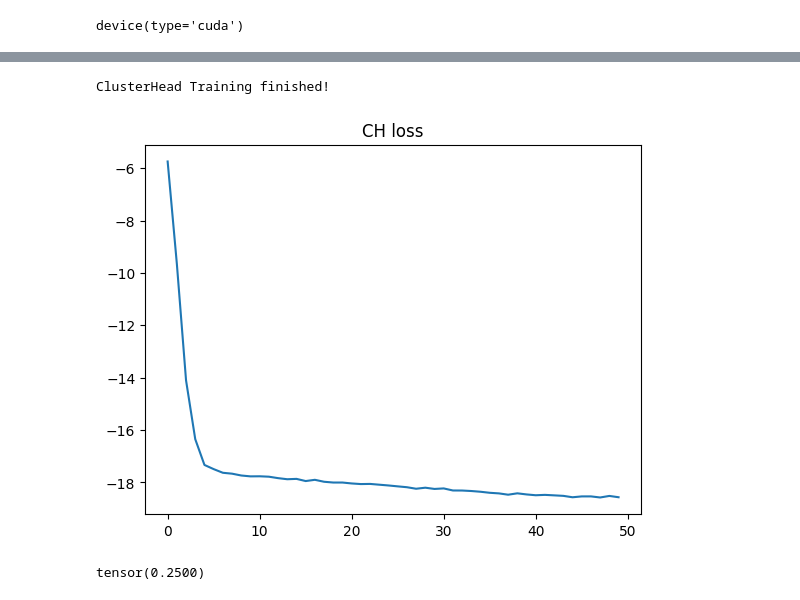
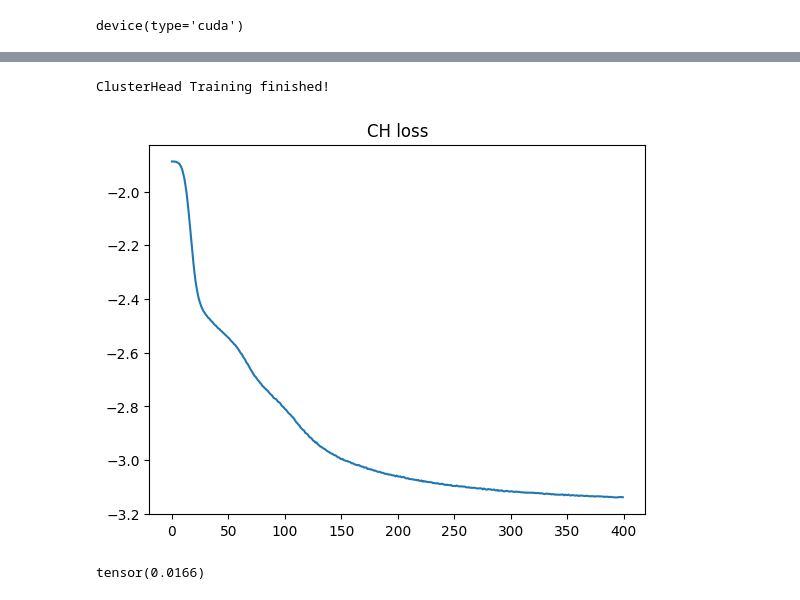
Before and after one commit to AmineYK/Interpretable-Deep-Clustering, a Jupyter notebook: src/training.ipynb, the cells around one changed output, grey strips where cells are left out. Drawn from its saved outputs; the diff is of its cells as text; code cells hidden in the pictures.

Commit message:
Debug some losses, change training process. TODO : DEBUG CLUSTERING

```diff
--- a/src/training.ipynb
+++ b/src/training.ipynb
@@ -159,63 +179,59 @@ H = ae.encoder(X_Z)
+# %%
+X = synthetic_X.to(device)
+X_Z ,z , _ = gnn(X)
+
+# # encode from X
+# H_from_X = ae.encoder(X)
+
+# encode from X_Z
+H_from_X_Z = ae.encoder(X_Z)
 # %%
-cluster_dataset = TensorDataset(X_Z, H, synthetic_y)
+cluster_dataset = TensorDataset(X_Z, H_from_X_Z, synthetic_y)
 
-BATCH_SIZE = 32
+BATCH_SIZE = 800
 cluster_dataloader = DataLoader(cluster_dataset, batch_size=BATCH_SIZE, shuffle=True)
 # %%
-clust = ClusteringNN(13,8, 2, 4, tau=10)
-criterion = ClusterLoss(4)
+clust = ClusteringNN(13, 8, 2, 4, tau=5)
+criterion = ClusterLoss(4, pretrain=True)
 
 clust = clust.to(device)
 
-LR = 1e-3
-EPOCHS = 50
+LR = 1e-2
+EPOCHS = 400
 
-LR_ZG = 1e-1
-
-params = list(clust.parameters())
-
-# Enlever ZG
-optimizer = optim.Adam(params[:-1], lr=LR)
-
-optimizer_ZG = optim.SGD([params[-1]], lr=LR_ZG)
-
+optimizer = optim.Adam(clust.cluster_head.parameters(), lr=LR)
 losses = []
 
 for epoch in tqdm(range(EPOCHS)):
     epoch_loss = 0.0
-    lmbd = cosine_scheduler(epoch, EPOCHS)
+    lmbd = cosine_scheduler(epoch, EPOCHS, max_val=1)
 
-
-    for x, h, y in cluster_dataloader:
+    for i, (x, h, y) in enumerate(cluster_dataloader):
 
         x = x.to(device)
         h = h.to(device)
         y = y.to(device)
 
         clust_logits, aux_logits, u_zg = clust(x, h)
-        loss = criterion(h, clust_logits, aux_logits, u_zg, lmbd)
+        loss = criterion(h, clust_logits, aux_logits, u_zg, lmbd, i)
 
         optimizer.zero_grad()
-        optimizer_ZG.zero_grad()
-
         loss.backward(retain_graph=True)
-
         optimizer.step()
-        optimizer_ZG.step()
 
         epoch_loss += loss.item()
 
     # Save the average loss for the epoch
     avg_epoch_loss = epoch_loss / len(cluster_dataloader)
     losses.append(avg_epoch_loss)
 
 print('ClusterHead Training finished!')
 plt.plot(losses)
 plt.title("CH loss")
 plt.show()
 # %% [output]
 ClusterHead Training finished!
-[figure, old version]
+[figure, new version]
 # %%
 X = synthetic_X.to(device)
 X_Z ,z , _ = gnn(X)
@@ -223,7 +239,7 @@ H = ae.encoder(X_Z)
 
 clust_logits, aux_logits, u_zg = clust(X_Z, H)
 yhat = clust_logits.argmax(dim=1).cpu()
+
+(yhat == synthetic_y).float().mean()
+# %% [output]
+tensor(0.0166)
-# %%
-(yhat == synthetic_y).float().mean()
-# %% [output]
-tensor(0.2500)
```
Also changed, not shown: parts of 13 cells of this notebook, 3 other files.
